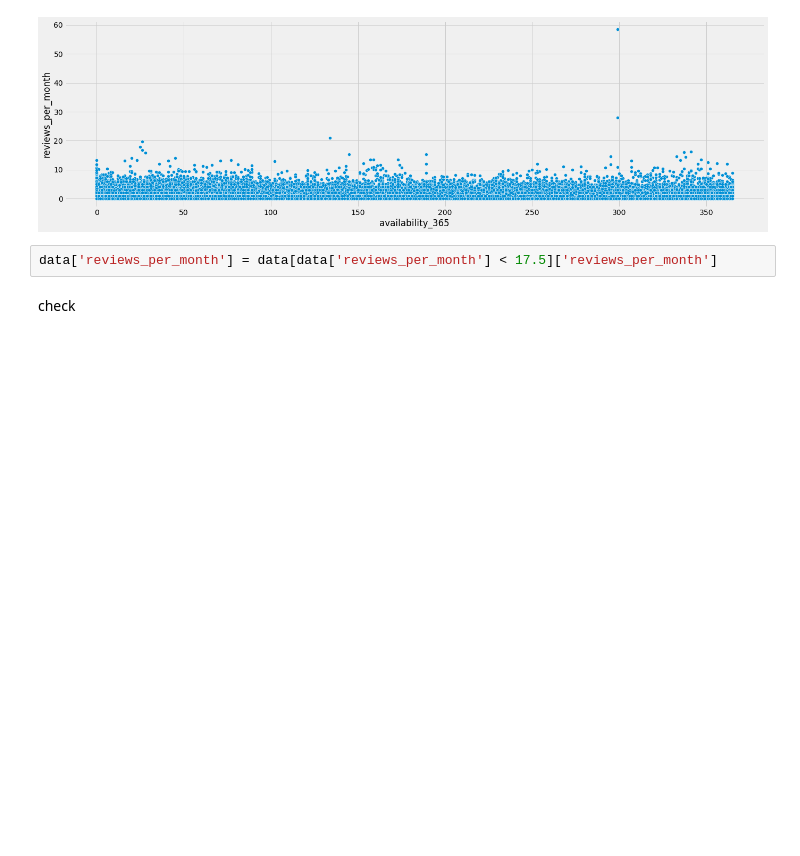
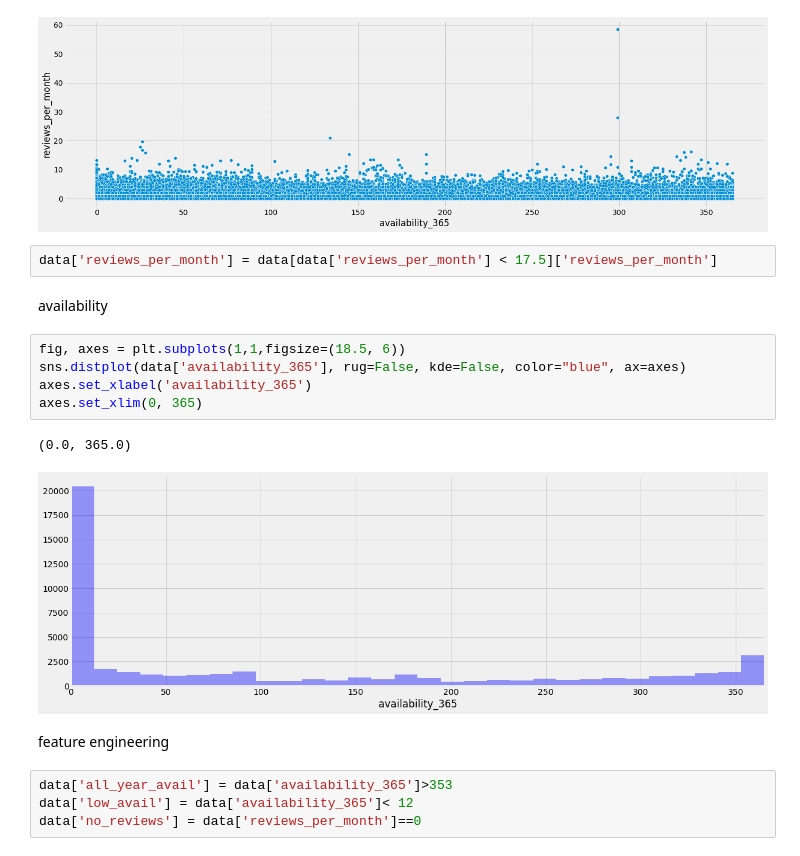
Before and after one commit to gauriverma19/NYC_AIRBNB_PRICE_PREDICTION, a Jupyter notebook: airbnb2.ipynb, the cells around one changed output. Cells and saved outputs as stored; diff of their text form; blank space fills up the shorter version.

```diff
--- a/airbnb2.ipynb
+++ b/airbnb2.ipynb
@@ -276,5 +276,19 @@ sns.scatterplot(x= data['availability_365'], y=data['reviews_per_month'])
 [figure]
 # %%
 data['reviews_per_month'] = data[data['reviews_per_month'] < 17.5]['reviews_per_month']
-# %% [markdown]
-check
+# %% [markdown]
+availability
+# %%
+fig, axes = plt.subplots(1,1,figsize=(18.5, 6))
+sns.distplot(data['availability_365'], rug=False, kde=False, color="blue", ax=axes)
+axes.set_xlabel('availability_365')
+axes.set_xlim(0, 365)
+# %% [output]
+(0.0, 365.0)
+[figure, added]
+# %% [markdown]
+feature engineering
+# %%
+data['all_year_avail'] = data['availability_365']>353
+data['low_avail'] = data['availability_365']< 12
+data['no_reviews'] = data['reviews_per_month']==0
```
Also changed, not shown: parts of 16 cells of this notebook.
